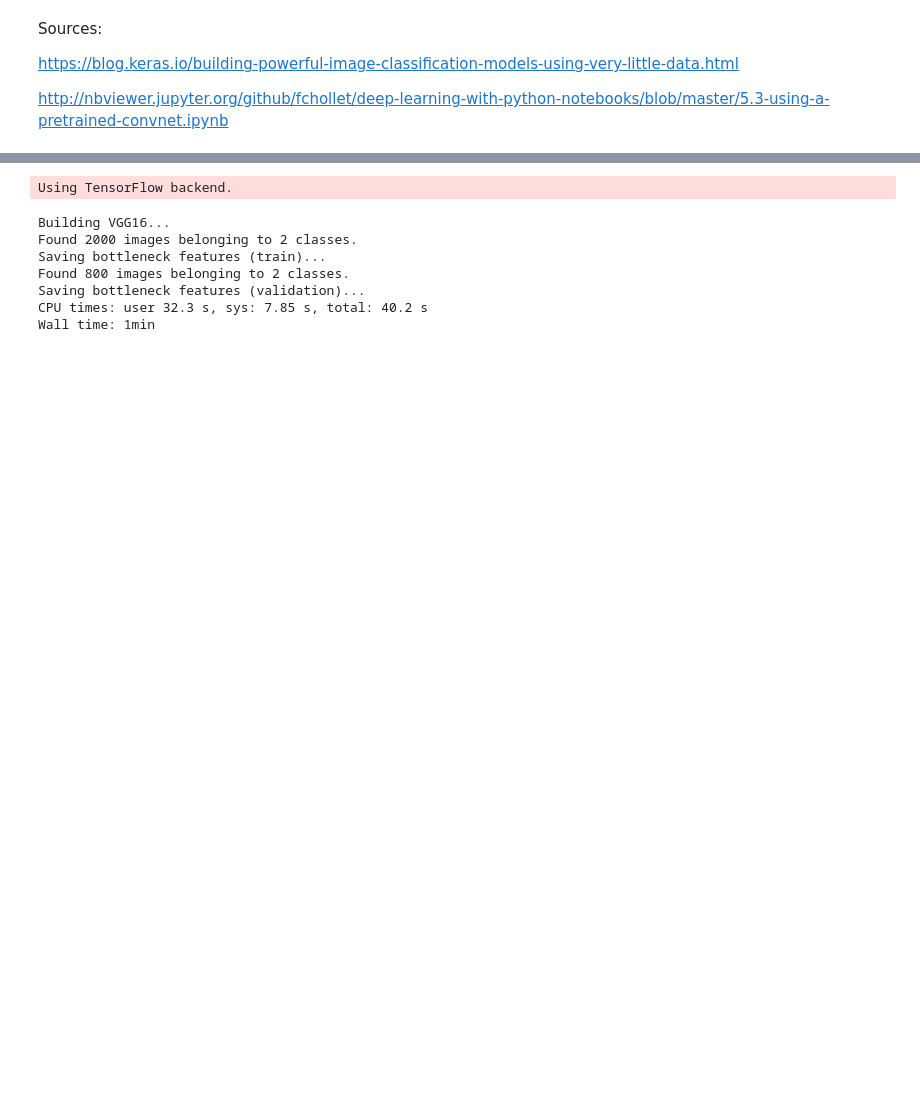
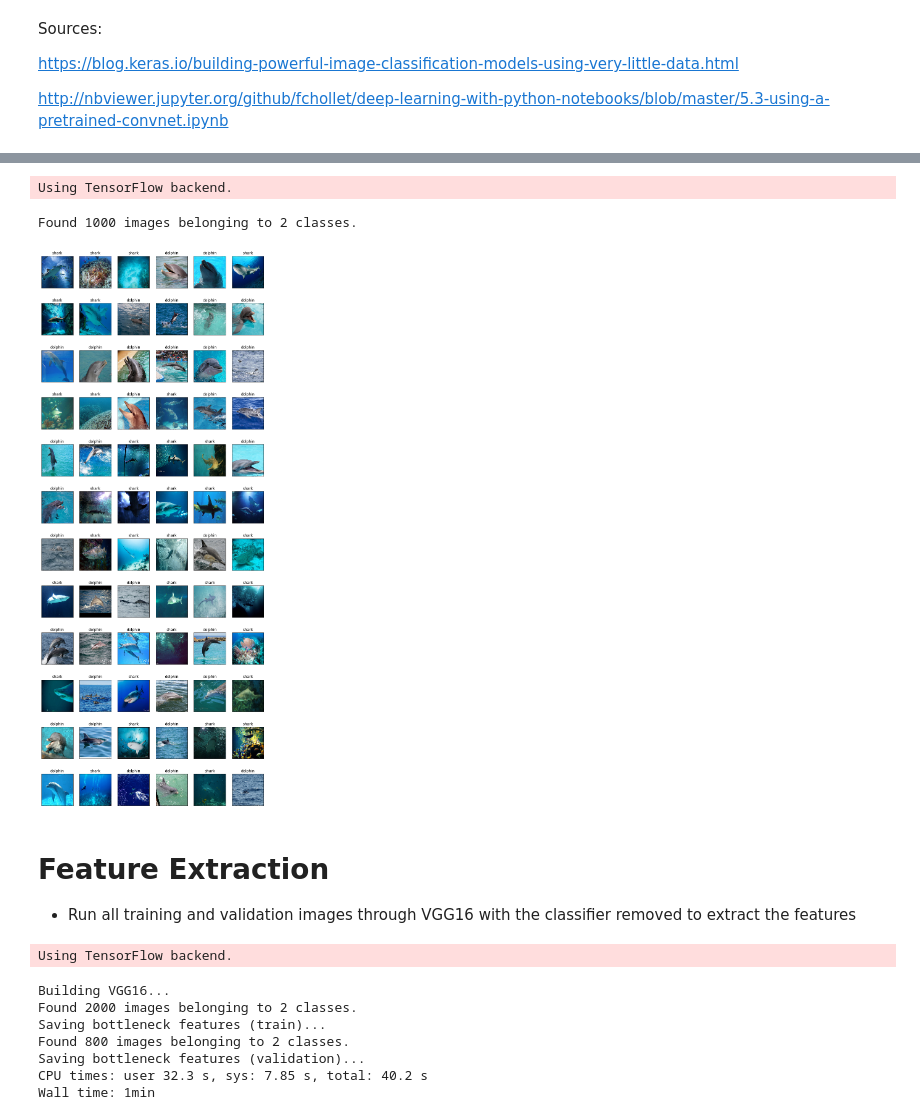
Before and after one commit to 8000net/Transfer-Learning-Dolphins-and-Sharks, a Jupyter notebook: notebooks/dolphins-sharks-1.ipynb, the cells around one changed output, grey strips where cells are left out. Drawn from its saved outputs; the diff is of its cells as text; code cells hidden in the pictures; blank space fills up the shorter version.

```diff
--- a/notebooks/dolphins-sharks-1.ipynb
+++ b/notebooks/dolphins-sharks-1.ipynb
@@ -7,3 +14,54 @@ http://nbviewer.jupyter.org/github/fchollet/deep-learning-with-python-notebooks/
+# %%
+%matplotlib inline
+
+import numpy as np
+from keras.preprocessing.image import ImageDataGenerator
+import matplotlib.pyplot as plt
+
+test_dir = '../data/test'
+test_datagen = ImageDataGenerator(rescale=1./255)
+plot_generator = test_datagen.flow_from_directory(
+        test_dir,
+        target_size=(150, 150),
+        batch_size=1,
+        class_mode='binary')
+
+num_images = 72
+batch_size = 20
+images = []
+titles = []
+i = 1
+for inputs, labels in plot_generator:
+    i += 1
+    images.append(np.reshape(inputs, (150, 150, 3)))
+    # Some predictions for class 0 can have underflow error
+    # so check if == 1
+    titles.append('shark' if labels[0] == 1 else 'dolphin')
+
+    if i > num_images:
+        break
+
+
+def plot_gallery(images, titles, n_row=3, n_col=6):
+    """Helper function to plot a gallery of portraits"""
+    plt.figure(figsize=(1.7 * n_col, 2.3 * n_row))
+    plt.subplots_adjust(bottom=0, left=.01, right=.99, top=.90, hspace=.35)
+    for i in range(n_row * n_col):
+        plt.subplot(n_row, n_col, i + 1)
+        plt.imshow(images[i])
+        plt.title(titles[i], size=12)
+        plt.xticks(())
+        plt.yticks(())
+
+plot_gallery(images, titles, n_row=12, n_col=6)
+# %% [output]
+Using TensorFlow backend.
+Found 1000 images belonging to 2 classes.
+[figure, added]
+# %% [markdown]
+# Feature Extraction
+- Run all training and validation images through VGG16 with the classifier removed
+  to extract the features
 # %%
 %%time
 
```
Also changed, not shown: parts of 4 cells of this notebook.
